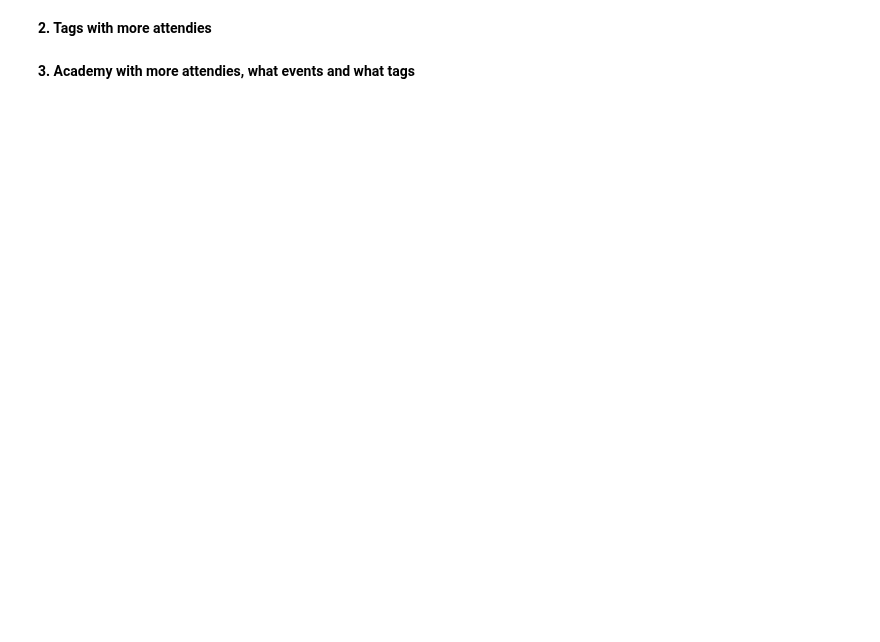
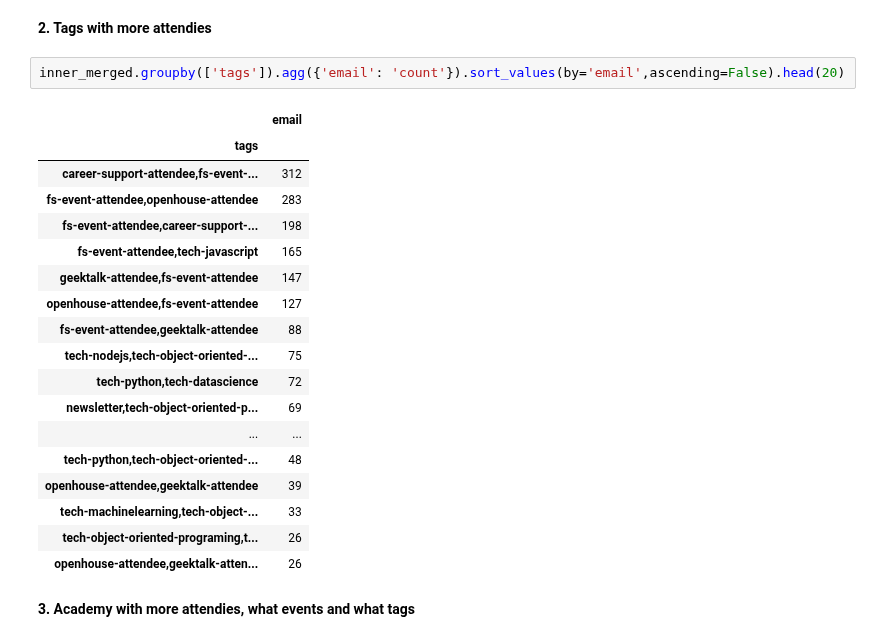
Before and after one commit to breatheco-de/dataflow-project-events, a Jupyter notebook: notebooks/exploratory_notebook.ipynb, the cells around one changed output. Drawn from its saved outputs; the diff is of its cells as text; blank space fills up the shorter version.

```diff
--- a/notebooks/exploratory_notebook.ipynb
+++ b/notebooks/exploratory_notebook.ipynb
@@ -224,4 +222,25 @@ Name: email, dtype: int64
 # %% [markdown]
 **2. Tags with more attendies**
+# %%
+inner_merged.groupby(['tags']).agg({'email': 'count'}).sort_values(by='email',ascending=False).head(20)
+# %% [output]
+|  | email |
+| tags |  |
+| career-support-attendee,fs-event-... | 312 |
+| fs-event-attendee,openhouse-attendee | 283 |
+| fs-event-attendee,career-support-... | 198 |
+| fs-event-attendee,tech-javascript | 165 |
+| geektalk-attendee,fs-event-attendee | 147 |
+| openhouse-attendee,fs-event-attendee | 127 |
+| fs-event-attendee,geektalk-attendee | 88 |
+| tech-nodejs,tech-object-oriented-... | 75 |
+| tech-python,tech-datascience | 72 |
+| newsletter,tech-object-oriented-p... | 69 |
+| ... | ... |
+| tech-python,tech-object-oriented-... | 48 |
+| openhouse-attendee,geektalk-attendee | 39 |
+| tech-machinelearning,tech-object-... | 33 |
+| tech-object-oriented-programing,t... | 26 |
+| openhouse-attendee,geektalk-atten... | 26 |
 # %% [markdown]
 **3. Academy with more attendies, what events and what tags**
```
Also changed, not shown: parts of 15 cells of this notebook.
